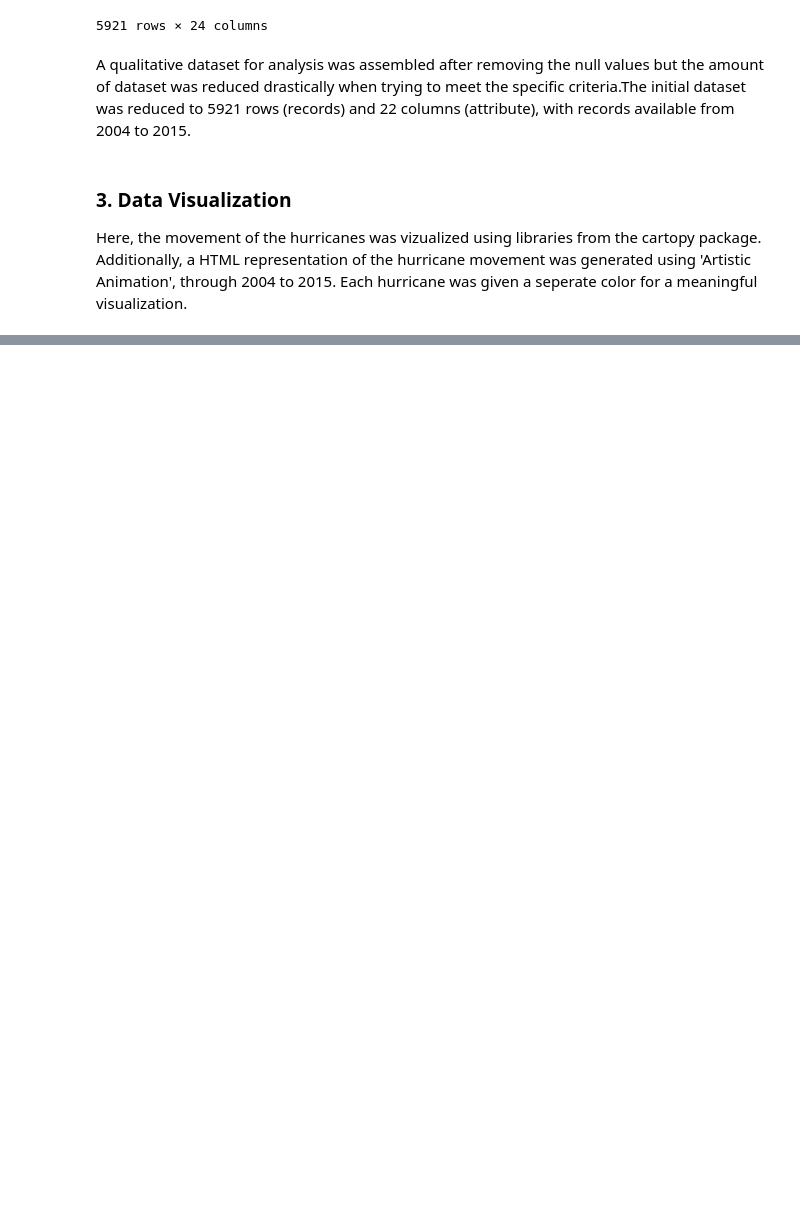
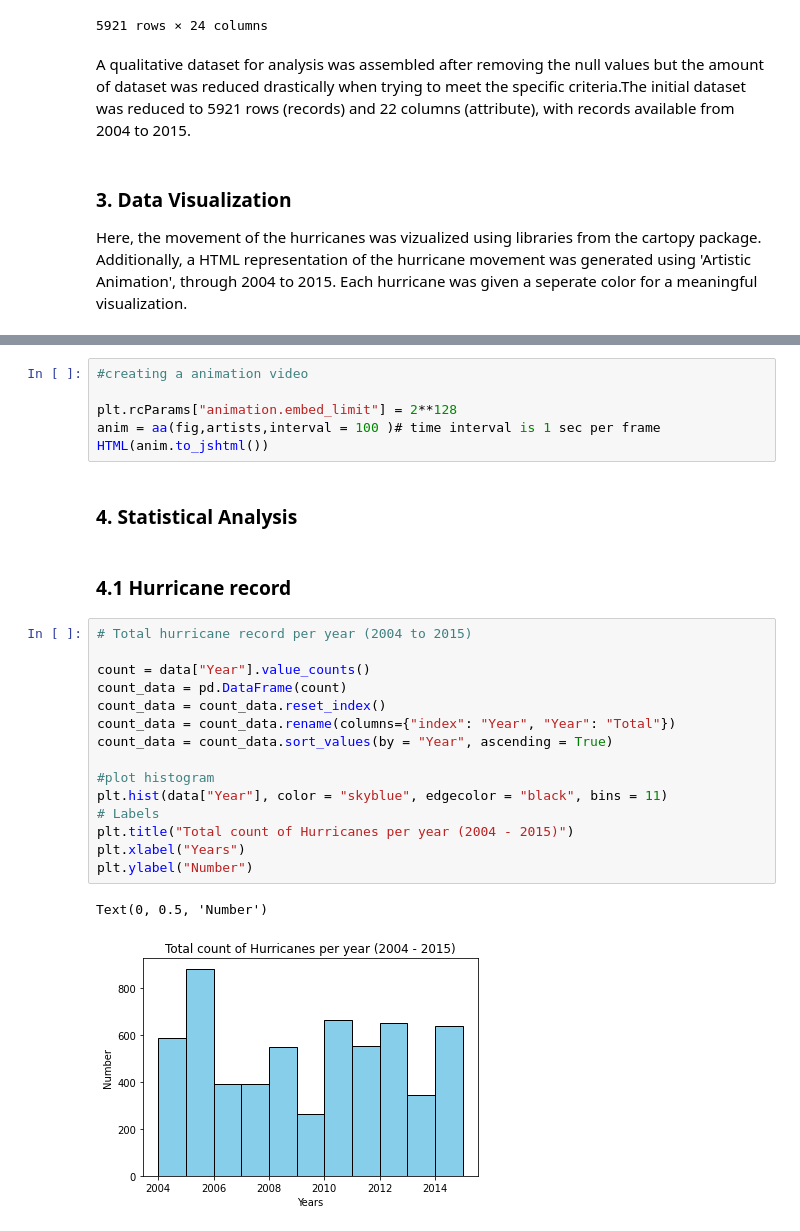
Before and after one commit to Pratichhya/Pratichhya.github.io, a Jupyter notebook: docs/documents/hurricane_dsc.ipynb, the cells around one changed output, grey strips where cells are left out. Saved outputs shown, nothing was run; the diff lists cells and outputs as text; blank space fills up the shorter version.

```diff
--- a/docs/documents/hurricane_dsc.ipynb
+++ b/docs/documents/hurricane_dsc.ipynb
@@ -247,0 +268,28 @@ Here, the movement of the hurricanes was vizualized using libraries from the car
+# %%
+#creating a animation video
+
+plt.rcParams["animation.embed_limit"] = 2**128
+anim = aa(fig,artists,interval = 100 )# time interval is 1 sec per frame
+HTML(anim.to_jshtml())
+# %% [markdown]
+### 4. Statistical Analysis
+# %% [markdown]
+### 4.1 Hurricane record
+# %%
+# Total hurricane record per year (2004 to 2015)
+
+count = data["Year"].value_counts()
+count_data = pd.DataFrame(count)
+count_data = count_data.reset_index()
+count_data = count_data.rename(columns={"index": "Year", "Year": "Total"})
+count_data = count_data.sort_values(by = "Year", ascending = True)
+
+#plot histogram
+plt.hist(data["Year"], color = "skyblue", edgecolor = "black", bins = 11)
+# Labels
+plt.title("Total count of Hurricanes per year (2004 - 2015)")
+plt.xlabel("Years")
+plt.ylabel("Number")
+# %% [output]
+Text(0, 0.5, 'Number')
+[figure, added]
```
Also changed, not shown: parts of 2 cells of this notebook.
